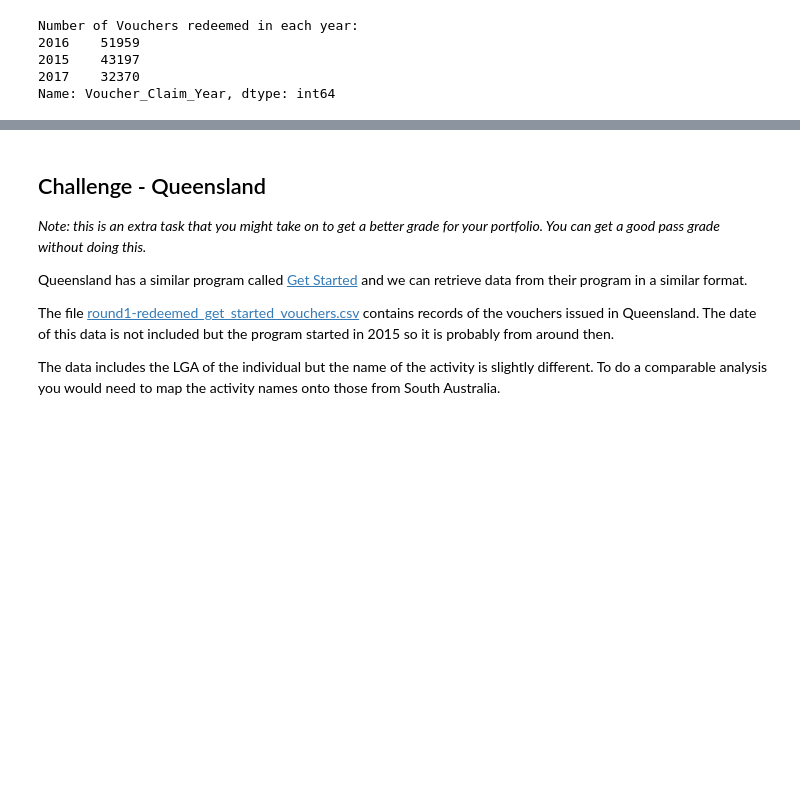
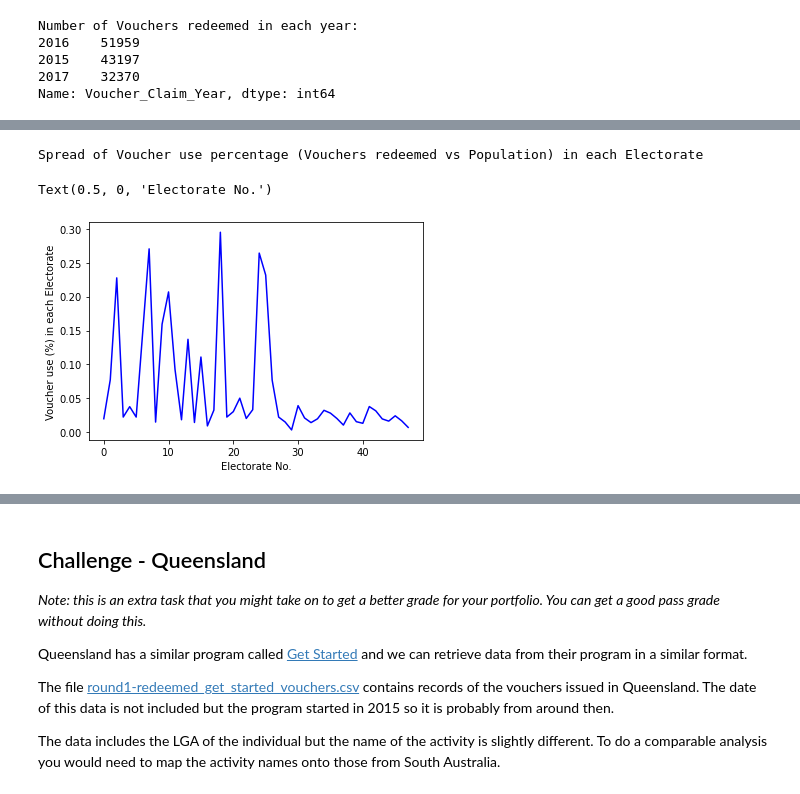
Before and after one commit to MQCOMP2200-S2-2021/data-science-portfolio-JoeB-cybersecurity, a Jupyter notebook: Portfolio 2.ipynb, the cells around one changed output, grey strips where cells are left out. Drawn from its saved outputs; the diff is of its cells as text; code cells hidden in the pictures; blank space fills up the shorter version.

```diff
--- a/Portfolio 2.ipynb
+++ b/Portfolio 2.ipynb
@@ -216,13 +194,24 @@ Australian Rules
 # %%
-#Are any electorates over/under represented in their use of vouchers? (how many vouchers vs population? ratio )
+#Are any electorates over/under represented in their use of vouchers?
+
+Elec = [0] * len(sa_vouchers_scores.Participant_Electorate.unique())
+Population = [0] * len(sa_vouchers_scores.Participant_Electorate.unique())
+Amount_vo = [0] * len(sa_vouchers_scores.Participant_Electorate.unique())
+Voucher_Use_Percent = [0] * len(sa_vouchers_scores.Participant_Electorate.unique())
+
 def represent(Electorate,i):
     while i < len(Electorate):
-        print("\n{}:".format(Electorate[i]))
-        pop = sa_vouchers_scores[sa_vouchers_scores.Participant_Electorate == Electorate[i]].Population.max() #WRONG
-        no_vo = sa_vouchers_scores[sa_vouchers_scores.Participant_Electorate == Electorate[i]].value_counts().sum()
-        print("{} {} {:.1f}".format(pop,no_vo, pop/no_vo))
+        Elec[i] = Electorate[i]
+        Population[i] = sa_vouchers_scores[sa_vouchers_scores.Participant_Electorate == Electorate[i]].Population.max() #WRONG
+        Amount_vo[i] = sa_vouchers_scores[sa_vouchers_scores.Participant_Electorate == Electorate[i]].value_counts().sum()
+        Voucher_Use_Percent[i] = Amount_vo[i]/Population[i]
         i = i + 1
 
 represent(sa_vouchers_scores.Participant_Electorate.unique(),0)
-print(sa_vouchers_scores.value_counts().sum())
+combine1 = [Elec,Population,Amount_vo,Voucher_Use_Percent]
+df1 = pd.DataFrame(data=combine1)
+df1 = df1.dropna(axis='columns') #drop nan values/no electorate
+print("Representation of voucher use in Electorates:")
+pd.set_option('display.max_columns', None)
+df1
 # %% [output]
@@ -247,0 +224,9 @@ WRIGHT:
+# %%
+print("Spread of Voucher use percentage (Vouchers redeemed vs Population) in each Electorate")
+df1.iloc[3].plot(color='blue')
+plt.ylabel('Voucher use (%) in each Electorate')
+plt.xlabel('Electorate No.')
+# %% [output]
+Spread of Voucher use percentage (Vouchers redeemed vs Population) in each Electorate
+Text(0.5, 0, 'Electorate No.')
+[figure, added]
```
Also changed, not shown: parts of 20 cells of this notebook.
